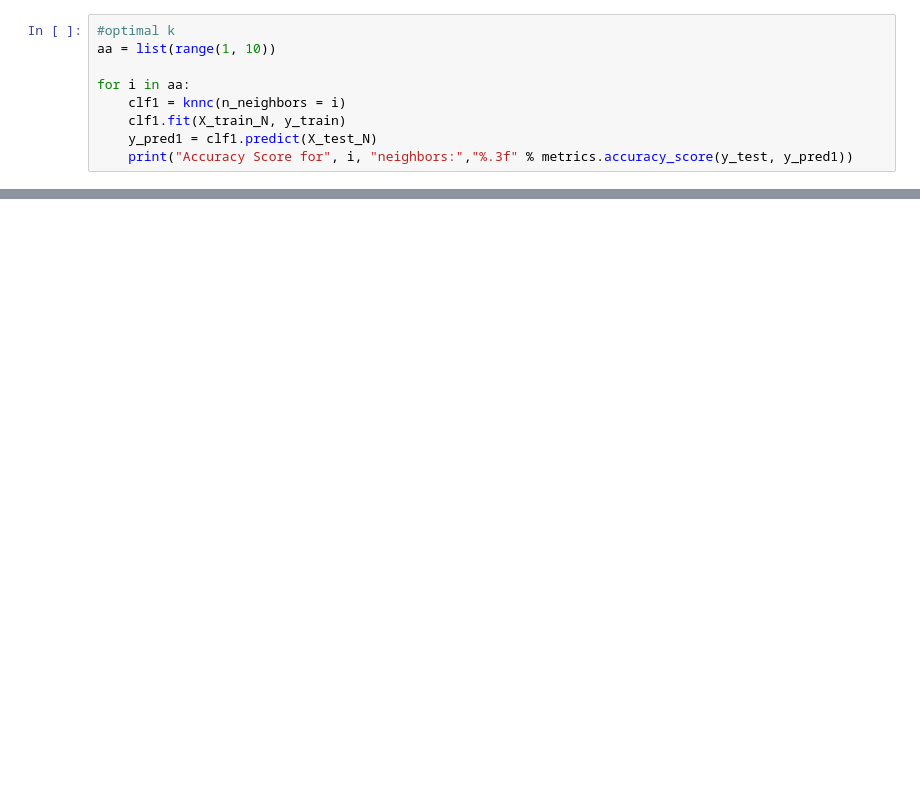
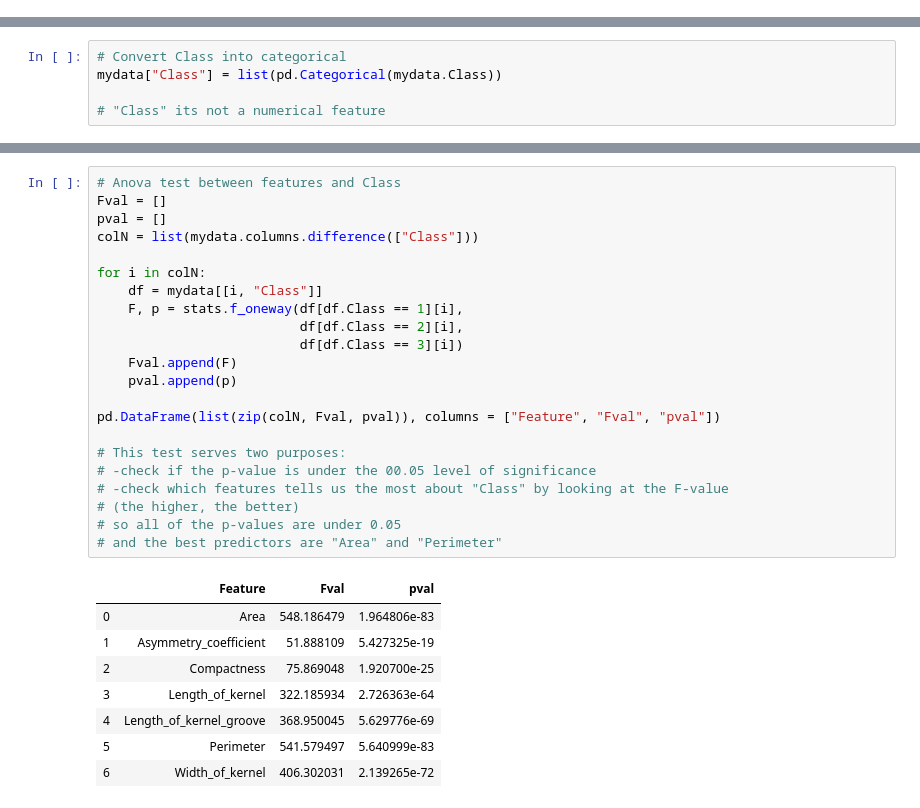
Before and after one commit to FerranDonoso/02-2020-Seeds-Data, a Jupyter notebook: Seeds_Data.ipynb, the cells around one changed output, grey strips where cells are left out. Cells and saved outputs as stored; diff of their text form; blank space fills up the shorter version.

```diff
--- a/Seeds_Data.ipynb
+++ b/Seeds_Data.ipynb
@@ -280,9 +0,0 @@ X_test_N = X_test.apply(lambda x: ((x - x.min()) / (x.max() - x.min())), axis =
-# %%
-#optimal k
-aa = list(range(1, 10))
-
-for i in aa:
-    clf1 = knnc(n_neighbors = i)
-    clf1.fit(X_train_N, y_train)
-    y_pred1 = clf1.predict(X_test_N)
-    print("Accuracy Score for", i, "neighbors:","%.3f" % metrics.accuracy_score(y_test, y_pred1))
@@ -367,0 +62,5 @@ Kappa Score:    0.877
+# %%
+# Convert Class into categorical
+mydata["Class"] = list(pd.Categorical(mydata.Class))
+
+# "Class" its not a numerical feature
@@ -367,0 +152,31 @@ Kappa Score:    0.877
+# %%
+# Anova test between features and Class
+Fval = []
+pval = []
+colN = list(mydata.columns.difference(["Class"]))
+
+for i in colN:
+    df = mydata[[i, "Class"]]
+    F, p = stats.f_oneway(df[df.Class == 1][i],
+                          df[df.Class == 2][i],
+                          df[df.Class == 3][i])
+    Fval.append(F)
+    pval.append(p)
+
+pd.DataFrame(list(zip(colN, Fval, pval)), columns = ["Feature", "Fval", "pval"])
+
+# This test serves two purposes:
+# -check if the p-value is under the 00.05 level of significance
+# -check which features tells us the most about "Class" by looking at the F-value
+# (the higher, the better)
+# so all of the p-values are under 0.05
+# and the best predictors are "Area" and "Perimeter"
+# %% [output]
+|  | Feature | Fval | pval |
+| 0 | Area | 548.186479 | 1.964806e-83 |
+| 1 | Asymmetry_coefficient | 51.888109 | 5.427325e-19 |
+| 2 | Compactness | 75.869048 | 1.920700e-25 |
+| 3 | Length_of_kernel | 322.185934 | 2.726363e-64 |
+| 4 | Length_of_kernel_groove | 368.950045 | 5.629776e-69 |
+| 5 | Perimeter | 541.579497 | 5.640999e-83 |
+| 6 | Width_of_kernel | 406.302031 | 2.139265e-72 |
```
Also changed, not shown: parts of 69 cells of this notebook.
